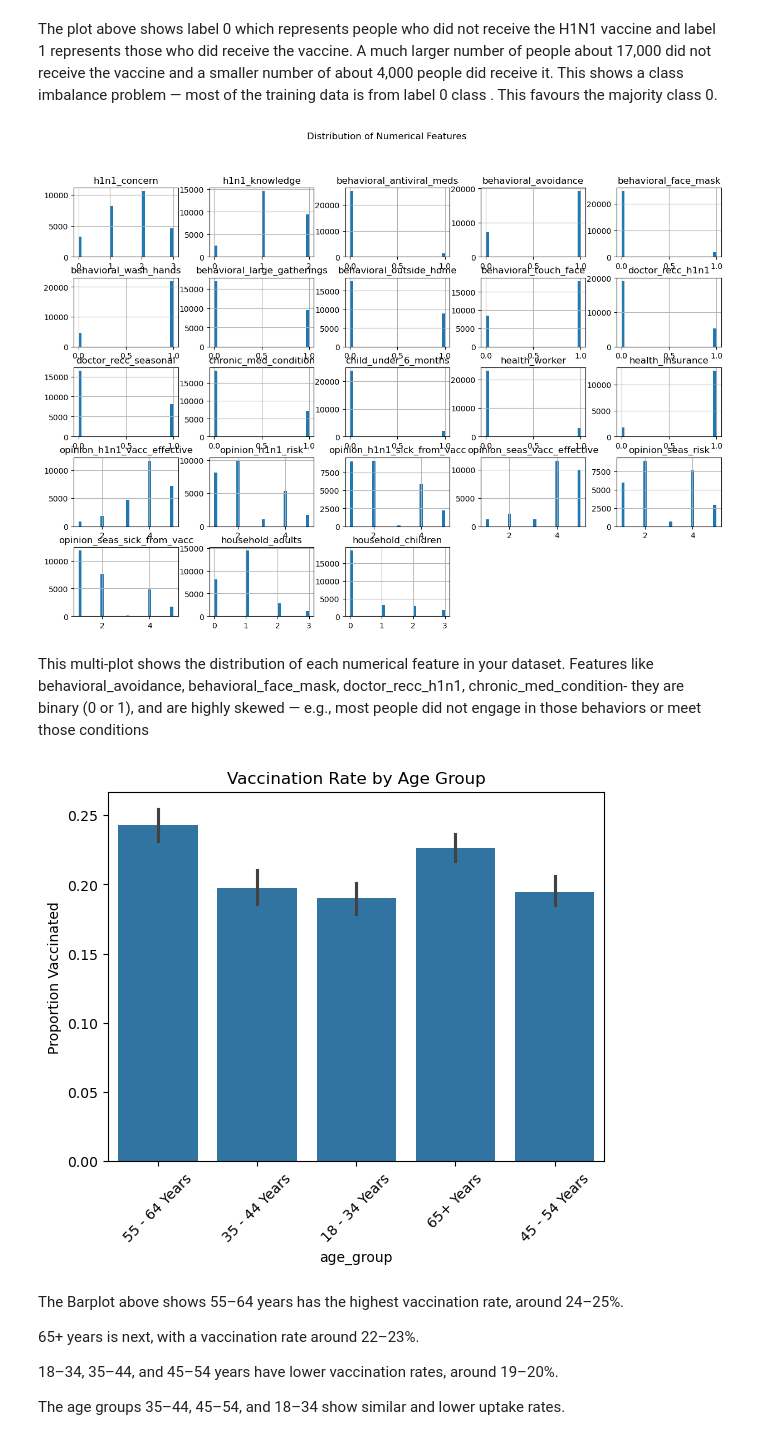
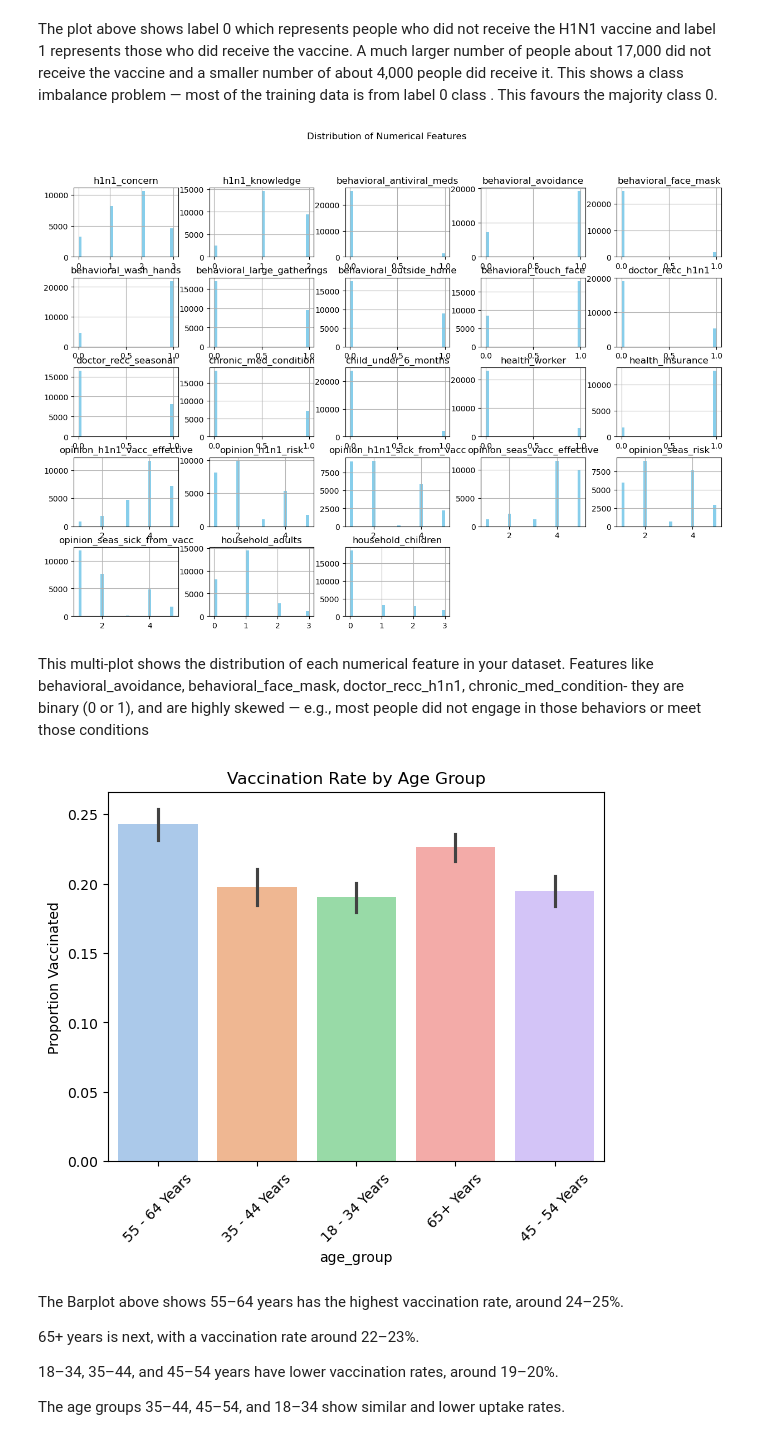
Before and after one commit to Irene-coder-dot/predicting_H1N1_targetvariable, a Jupyter notebook: H1N1_predict.ipynb, the cells around one changed output. Saved outputs shown, nothing was run; the diff lists cells and outputs as text; code cells hidden in the pictures.

Commit message:
Add color to plots for improved readability

```diff
--- a/H1N1_predict.ipynb
+++ b/H1N1_predict.ipynb
@@ -212,28 +218,28 @@ A much larger number of people about 17,000 did not receive the vaccine and a sm
 This shows a class imbalance problem — most of the training data is from label 0 class . This favours the majority class 0.
 # %%
 # Distribution of Numerical features
-features[numerical_cols].hist(bins=30, figsize=(15, 10))
+features[numerical_cols].hist(bins=30, figsize=(15, 10), color='skyblue')
 plt.suptitle("Distribution of Numerical Features")
 plt.show()
 # %% [output]
-[figure, old version]
+[figure, new version]
 # %% [markdown]
 This multi-plot shows the distribution of each numerical feature in your dataset.
 Features like behavioral_avoidance, behavioral_face_mask, doctor_recc_h1n1, chronic_med_condition- they are binary (0 or 1), and are highly skewed — e.g., most people did not engage in those behaviors or meet those conditions
 # %%
 # Relationships between categorical features and target
 # Plotting vaccination rate by age group
 # Merge features and target temporarily for visualization
 merged = pd.concat([features, target], axis=1)
 
-# Barplot of H1N1 vaccine uptake by age group
-sns.barplot(data=merged, x="age_group", y="h1n1_vaccine")
+# Barplot of H1N1 vaccine uptake by age group with color
+sns.barplot(data=merged, x="age_group", y="h1n1_vaccine", hue="age_group", palette="pastel", legend=False)
 plt.title("Vaccination Rate by Age Group")
 plt.ylabel("Proportion Vaccinated")
 plt.xticks(rotation=45)
 plt.show()
 # %% [output]
-[figure, old version]
+[figure, new version]
 # %% [markdown]
 The Barplot above shows 55–64 years has the highest vaccination rate, around 24–25%.
 
```
Also changed, not shown: parts of 1 cell of this notebook.
